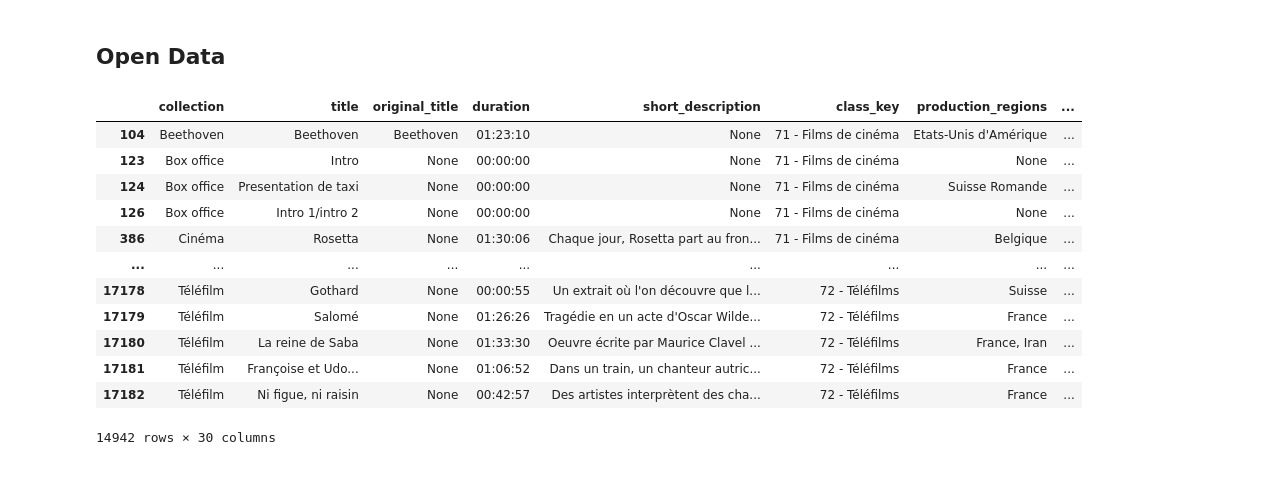
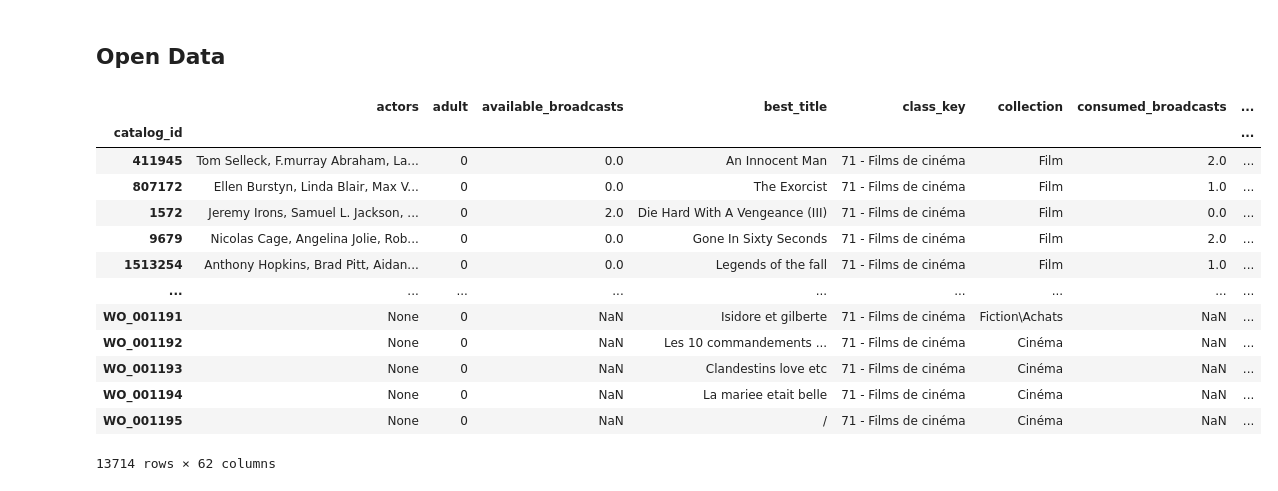
Before and after one commit to charlielopez123/RTS-curator-recommendation-system, a Jupyter notebook: experiments/notebooks/IL_testing.ipynb, the cells around one changed output. Cells and saved outputs as stored; diff of their text form; code cells hidden in the pictures.

Commit message:
whatson catalog and historical programming pipelines

```diff
--- a/experiments/notebooks/IL_testing.ipynb
+++ b/experiments/notebooks/IL_testing.ipynb
@@ -11,19 +11,20 @@ cfg = get_settings()
 # %% [markdown]
 ## Open Data
 # %%
-catalog_df = readers.read_parquet(cfg.processed_dir / "whatson_catalogue.parquet")
+catalog_df = readers.read_parquet(cfg.processed_dir / "whatson" / "whatson_catalog.parquet")
 catalog_df
 # %% [output]
-|  | collection | title | original_title | duration | short_description | class_key | production_regions | ... |
-| 104 | Beethoven | Beethoven | Beethoven | 01:23:10 | None | 71 - Films de cinéma | Etats-Unis d'Amérique | ... |
-| 123 | Box office | Intro | None | 00:00:00 | None | 71 - Films de cinéma | None | ... |
-| 124 | Box office | Presentation de taxi | None | 00:00:00 | None | 71 - Films de cinéma | Suisse Romande | ... |
-| 126 | Box office | Intro 1/intro 2 | None | 00:00:00 | None | 71 - Films de cinéma | None | ... |
-| 386 | Cinéma | Rosetta | None | 01:30:06 | Chaque jour, Rosetta part au fron... | 71 - Films de cinéma | Belgique | ... |
+|  | actors | adult | available_broadcasts | best_title | class_key | collection | consumed_broadcasts | ... |
+| catalog_id |  |  |  |  |  |  |  | ... |
+| 411945 | Tom Selleck, F.murray Abraham, La... | 0 | 0.0 | An Innocent Man | 71 - Films de cinéma | Film | 2.0 | ... |
+| 807172 | Ellen Burstyn, Linda Blair, Max V... | 0 | 0.0 | The Exorcist | 71 - Films de cinéma | Film | 1.0 | ... |
+| 1572 | Jeremy Irons, Samuel L. Jackson, ... | 0 | 2.0 | Die Hard With A Vengeance (III) | 71 - Films de cinéma | Film | 0.0 | ... |
+| 9679 | Nicolas Cage, Angelina Jolie, Rob... | 0 | 0.0 | Gone In Sixty Seconds | 71 - Films de cinéma | Film | 2.0 | ... |
+| 1513254 | Anthony Hopkins, Brad Pitt, Aidan... | 0 | 0.0 | Legends of the fall | 71 - Films de cinéma | Film | 1.0 | ... |
 | ... | ... | ... | ... | ... | ... | ... | ... | ... |
-| 17178 | Téléfilm | Gothard | None | 00:00:55 | Un extrait où l'on découvre que l... | 72 - Téléfilms | Suisse | ... |
-| 17179 | Téléfilm | Salomé | None | 01:26:26 | Tragédie en un acte d'Oscar Wilde... | 72 - Téléfilms | France | ... |
-| 17180 | Téléfilm | La reine de Saba | None | 01:33:30 | Oeuvre écrite par Maurice Clavel ... | 72 - Téléfilms | France, Iran | ... |
-| 17181 | Téléfilm | Françoise et Udo... | None | 01:06:52 | Dans un train, un chanteur autric... | 72 - Téléfilms | France | ... |
-| 17182 | Téléfilm | Ni figue, ni raisin | None | 00:42:57 | Des artistes interprètent des cha... | 72 - Téléfilms | France | ... |
+| WO_001191 | None | 0 | NaN | Isidore et gilberte | 71 - Films de cinéma | Fiction\Achats | NaN | ... |
+| WO_001192 | None | 0 | NaN | Les 10 commandements ... | 71 - Films de cinéma | Cinéma | NaN | ... |
+| WO_001193 | None | 0 | NaN | Clandestins love etc | 71 - Films de cinéma | Cinéma | NaN | ... |
+| WO_001194 | None | 0 | NaN | La mariee etait belle | 71 - Films de cinéma | Cinéma | NaN | ... |
+| WO_001195 | None | 0 | NaN | / | 71 - Films de cinéma | Cinéma | NaN | ... |
-14942 rows × 30 columns
+13714 rows × 62 columns
```
Also changed, not shown: parts of 1 cell of this notebook, 33 other files.
